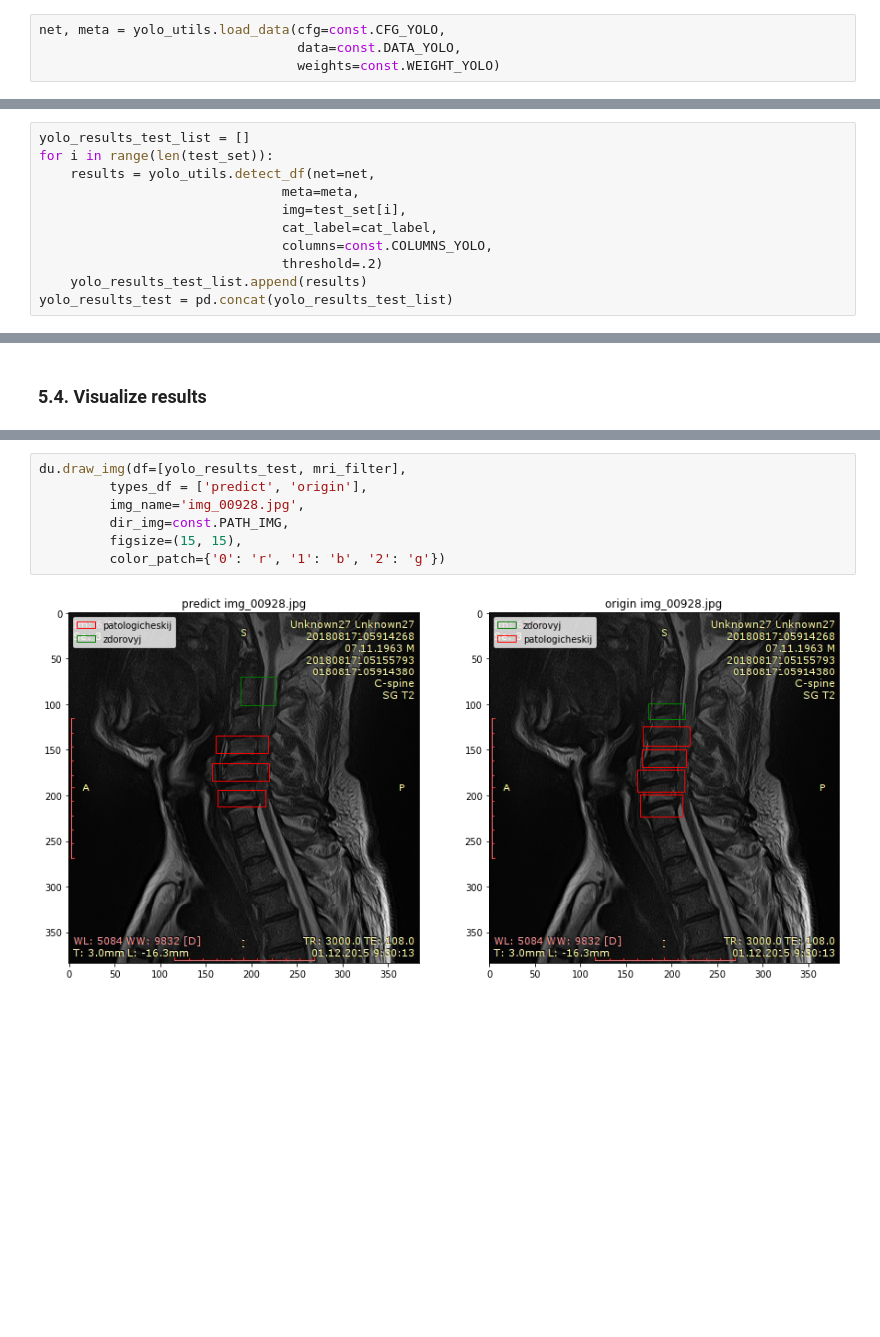
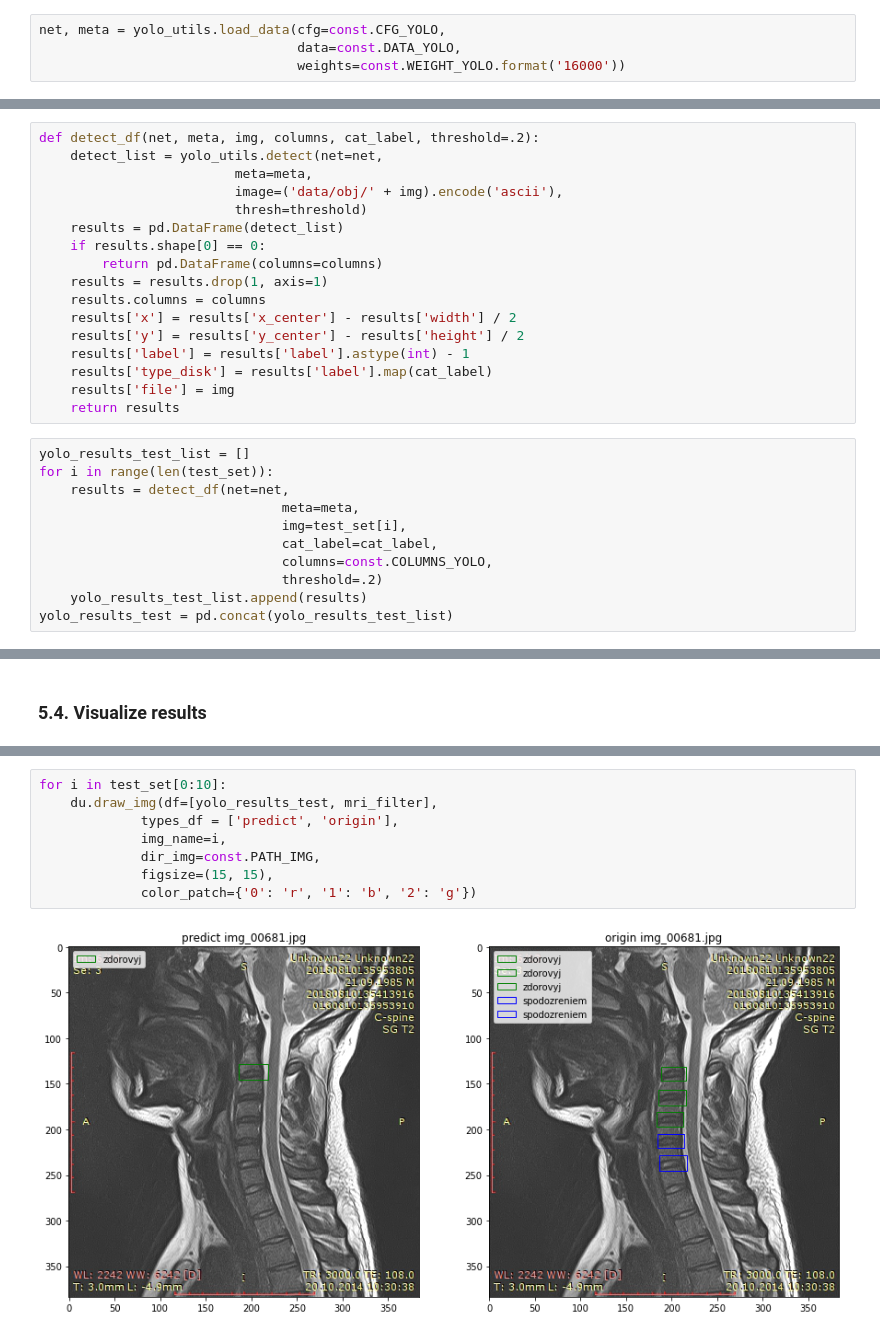
Before and after one commit to ValeraKaravai/MRI_yolo, a Jupyter notebook: spinal_mri.ipynb, the cells around one changed output, grey strips where cells are left out. Drawn from its saved outputs; the diff is of its cells as text; blank space fills up the shorter version.

```diff
--- a/spinal_mri.ipynb
+++ b/spinal_mri.ipynb
@@ -244,5 +263,5 @@ os.chdir(const.ROOT + '/darknet')
 # %%
 net, meta = yolo_utils.load_data(cfg=const.CFG_YOLO,
                                  data=const.DATA_YOLO,
-                                 weights=const.WEIGHT_YOLO)
+                                 weights=const.WEIGHT_YOLO.format('16000'))
 # %% [output]
@@ -252,9 +271,26 @@ net, meta = yolo_utils.load_data(cfg=const.CFG_YOLO,
 # %% [markdown]
 ### 5.3. Create DataFrame for predict
+# %%
+def detect_df(net, meta, img, columns, cat_label, threshold=.2):
+    detect_list = yolo_utils.detect(net=net,
+                         meta=meta,
+                         image=('data/obj/' + img).encode('ascii'),
+                         thresh=threshold)
+    results = pd.DataFrame(detect_list)
+    if results.shape[0] == 0:
+        return pd.DataFrame(columns=columns)
+    results = results.drop(1, axis=1)
+    results.columns = columns
+    results['x'] = results['x_center'] - results['width'] / 2
+    results['y'] = results['y_center'] - results['height'] / 2
+    results['label'] = results['label'].astype(int) - 1
+    results['type_disk'] = results['label'].map(cat_label)
+    results['file'] = img
+    return results
 # %%
 yolo_results_test_list = []
 for i in range(len(test_set)):
-    results = yolo_utils.detect_df(net=net,
+    results = detect_df(net=net,
                                meta=meta,
                                img=test_set[i],
                                cat_label=cat_label,
@@ -276,9 +337,10 @@ yolo_results_test.head()
 # %%
-du.draw_img(df=[yolo_results_test, mri_filter],
-         types_df = ['predict', 'origin'],
-         img_name='img_00928.jpg',
-         dir_img=const.PATH_IMG,
-         figsize=(15, 15),
-         color_patch={'0': 'r', '1': 'b', '2': 'g'})
+for i in test_set[0:10]:
+    du.draw_img(df=[yolo_results_test, mri_filter],
+             types_df = ['predict', 'origin'],
+             img_name=i,
+             dir_img=const.PATH_IMG,
+             figsize=(15, 15),
+             color_patch={'0': 'r', '1': 'b', '2': 'g'})
 # %% [output]
-[figure, old version]
+[figure, new version]
```
Also changed, not shown: parts of 31 cells of this notebook, 3 other files.
